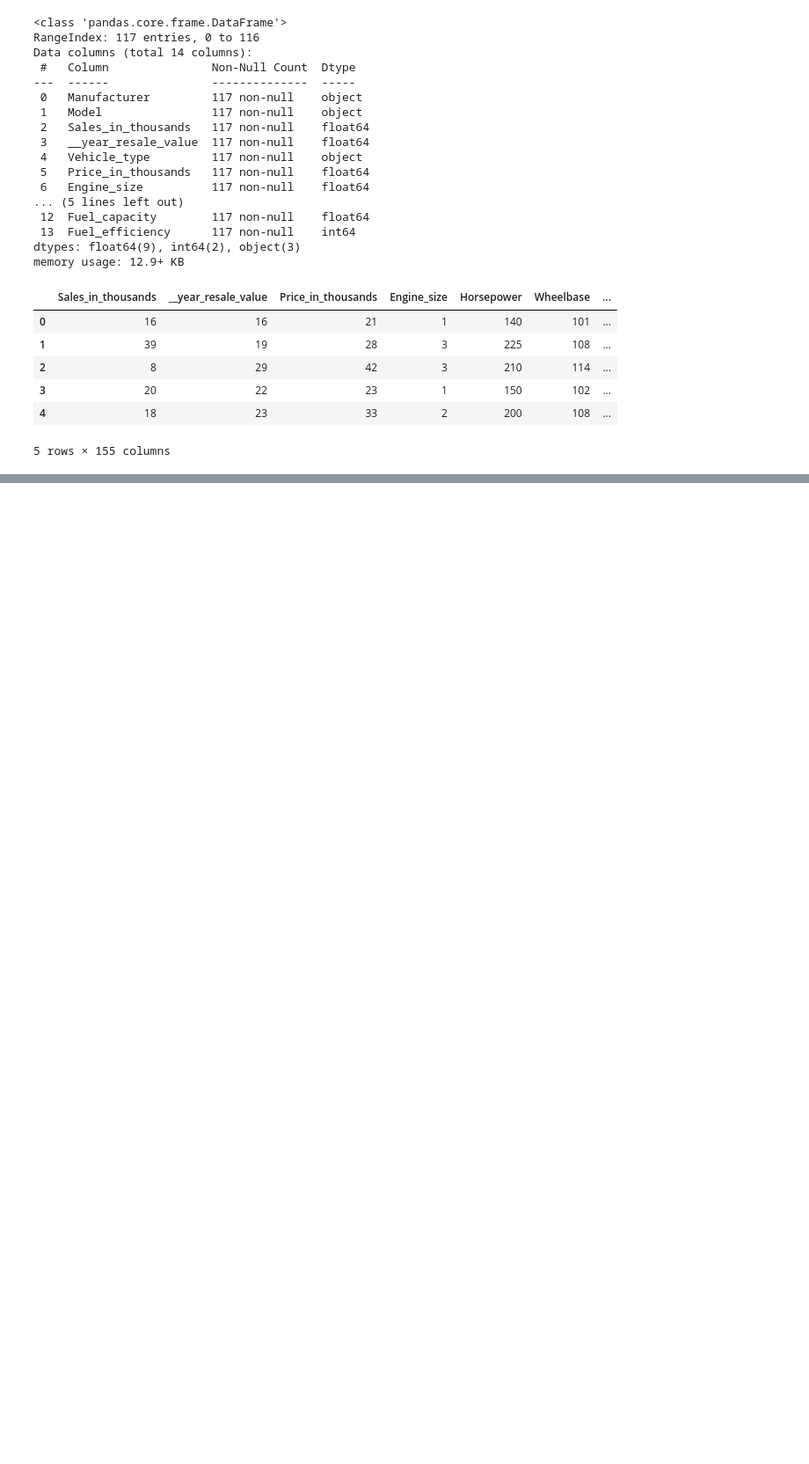
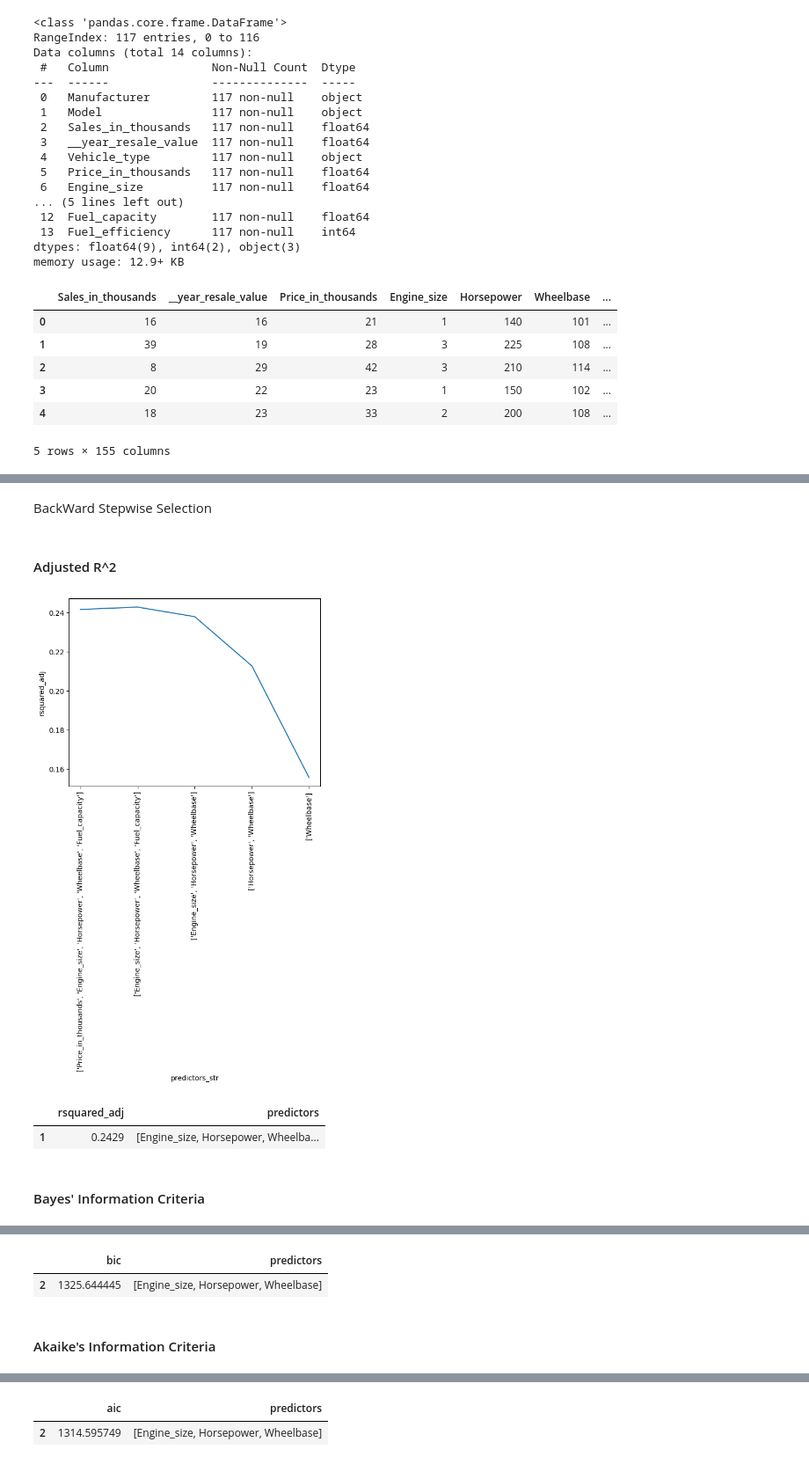
Before and after one commit to vanesanmu/Caso3, a Jupyter notebook: caso3.ipynb, the cells around one changed output, grey strips where cells are left out. Shown at 88% size. Cells and saved outputs as stored; diff of their text form; code cells hidden in the pictures; blank space fills up the shorter version.

```diff
--- a/caso3.ipynb
+++ b/caso3.ipynb
@@ -159,0 +389,26 @@ PatsyError: Error evaluating factor: NameError: name 'r' is not defined
+# %% [markdown]
+BackWard Stepwise Selection
+# %%
+# adjr2
+# ------------------------------------------------
+display(HTML('<h4>Adjusted R^2</h4>'))
+scorer = 'rsquared_adj'
+subset_analysis(backward_stepwise(X, y, scorer=scorer), scorer)
+
+# Bayes' Information Criteria (BIC)
+# ------------------------------------------------
+display(HTML('<h4>Bayes\' Information Criteria</h4>'))
+scorer = 'bic'
+subset_analysis(backward_stepwise(X, y, scorer=scorer), scorer)
+
+# Akaike's Information Criteria (AIC/ C_p)
+# ------------------------------------------------
+display(HTML('<h4>Akaike\'s Information Criteria</h4>'))
+scorer = 'aic'
+subset_analysis(backward_stepwise(X, y, scorer=scorer), scorer)
+# %% [output]
+Adjusted R^2
+[figure, added]
+|  | rsquared_adj | predictors |
+| 1 | 0.2429 | [Engine_size, Horsepower, Wheelba... |
+Bayes' Information Criteria
@@ -159,0 +416,3 @@ PatsyError: Error evaluating factor: NameError: name 'r' is not defined
+|  | bic | predictors |
+| 2 | 1325.644445 | [Engine_size, Horsepower, Wheelbase] |
+Akaike's Information Criteria
@@ -159,0 +420,2 @@ PatsyError: Error evaluating factor: NameError: name 'r' is not defined
+|  | aic | predictors |
+| 2 | 1314.595749 | [Engine_size, Horsepower, Wheelbase] |
```
Also changed, not shown: parts of 11 cells of this notebook.
